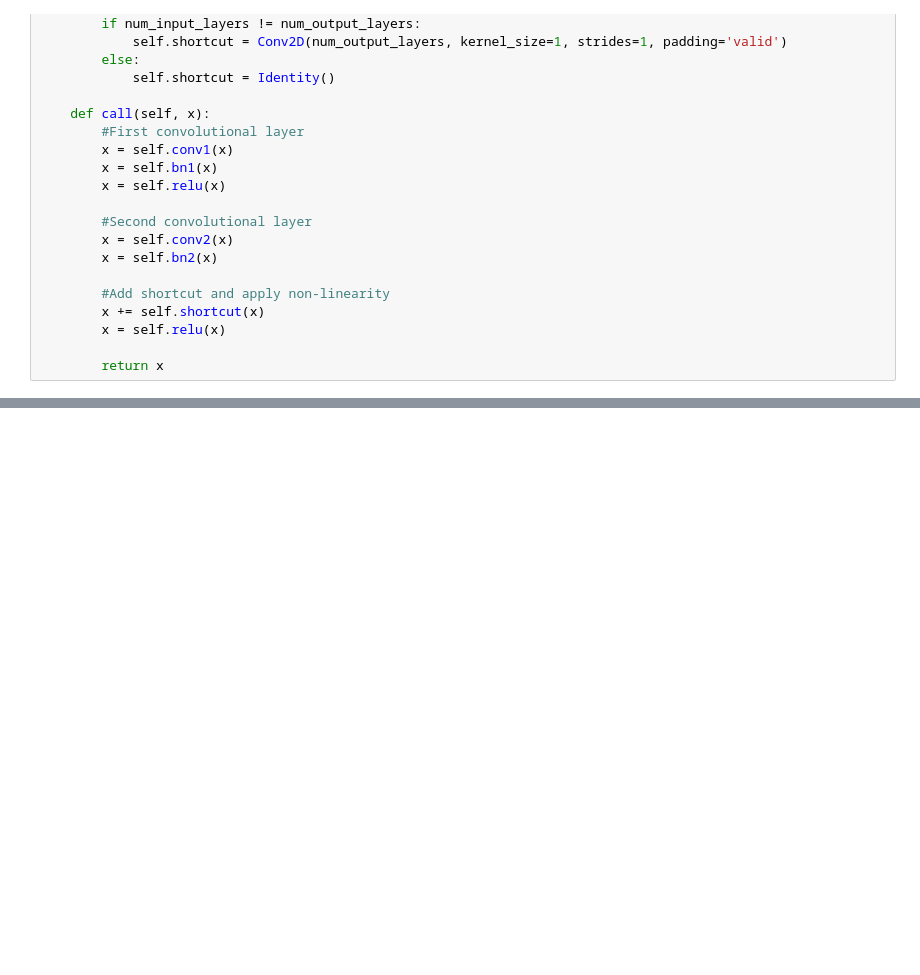
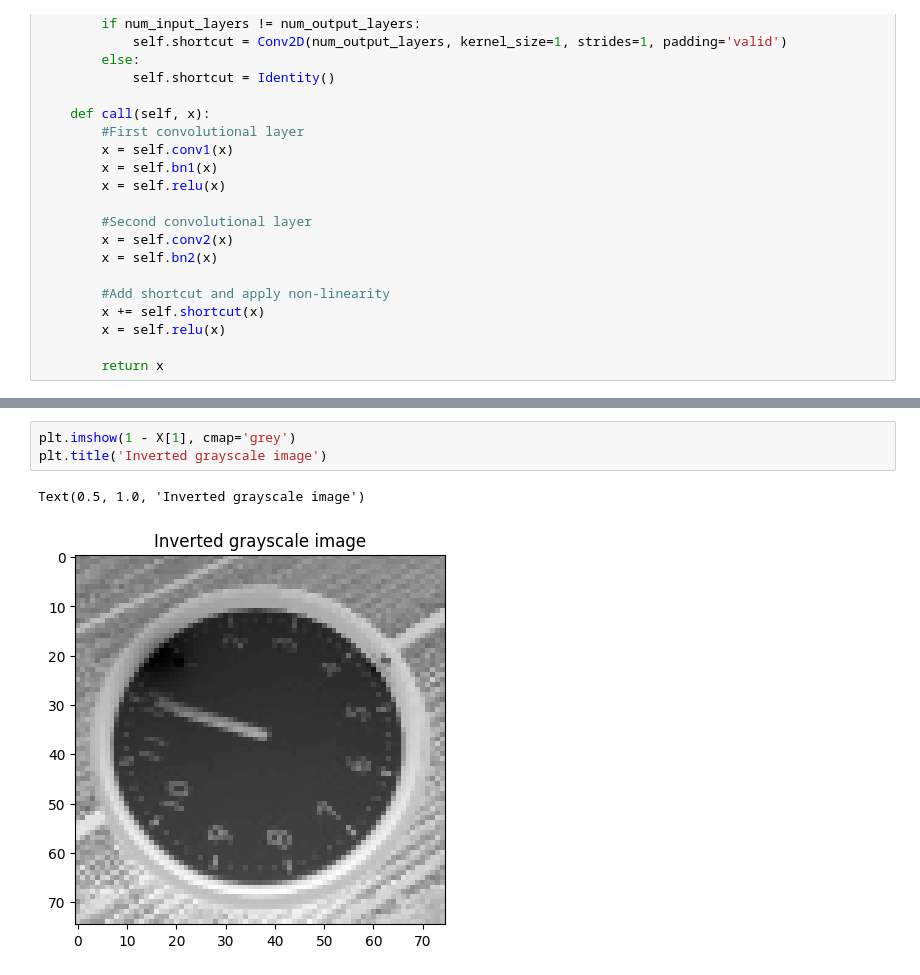
Before and after one commit to CoenBuller/IDL_Assignment_2, a Jupyter notebook: task_2/Task_2_1.ipynb, the cells around one changed output, grey strips where cells are left out. Drawn from its saved outputs; the diff is of its cells as text; blank space fills up the shorter version.

```diff
--- a/task_2/Task_2_1.ipynb
+++ b/task_2/Task_2_1.ipynb
@@ -116,0 +137,6 @@ class CNN(keras.Model):
+# %%
+plt.imshow(1 - X[1], cmap='grey')
+plt.title('Inverted grayscale image')
+# %% [output]
+Text(0.5, 1.0, 'Inverted grayscale image')
+[figure, added]
```
Also changed, not shown: parts of 6 cells of this notebook, 3 other files.
